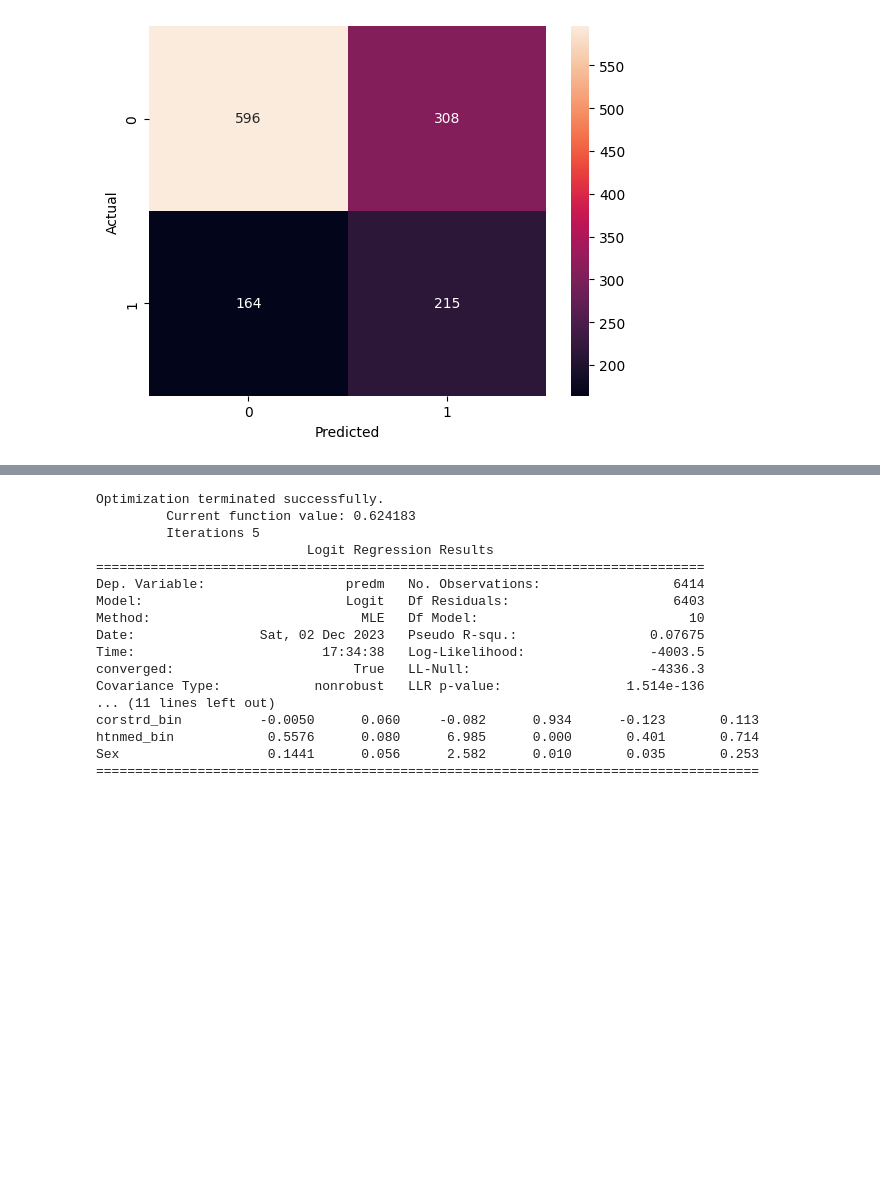
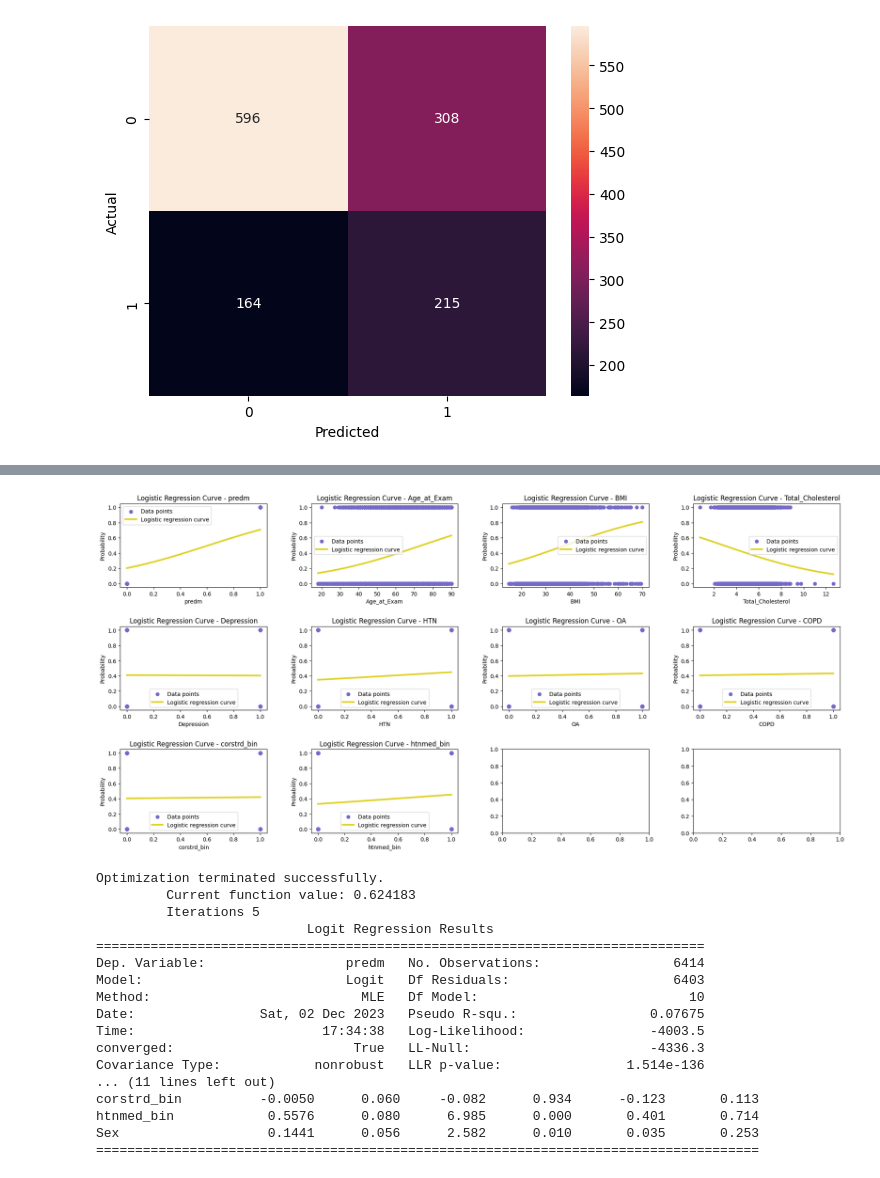
Before and after one commit to lilyzhizhou/Identifying-Prediabetes-ML, a Jupyter notebook: Logistic_Regression_Model_.ipynb, the cells around one changed output, grey strips where cells are left out. Cells and saved outputs as stored; diff of their text form; code cells hidden in the pictures; blank space fills up the shorter version.

```diff
--- a/Logistic_Regression_Model_.ipynb
+++ b/Logistic_Regression_Model_.ipynb
@@ -326,3 +326,10 @@ plt.xlabel('Predicted')
 plt.show()
 # %% [output]
 [figure]
+# %%
+# Impute total cholesterol with median
+data_graph = datapd.copy()
+
+data_graph['Total_Cholesterol'] = data_graph['Total_Cholesterol'].fillna(data_graph['Total_Cholesterol'].median())
+
+data_graph.head()
@@ -329,3 +343,41 @@ plt.show()
+# %%
+# Create logistic regression object
+log_reg = LogisticRegression(penalty= 'l2', C=0.0029470517025518097, solver='lbfgs')
+
+fig, axs = plt.subplots(3, 4, figsize=(20, 10))
+fig.tight_layout(pad=5.0)  # Adds padding between subplots
+
+for i, feature in enumerate(datapd.columns[:-1]):  # Exclude 'Outcome' column
+    row = i // 4  # Determine row index
+    col = i % 4   # Determine column index
+
+    # Reshape the feature and outcome arrays to fit the model
+    X = data_graph[[feature]]
+    y = data_graph['predm']
+
+    # Fit logistic regression model
+    log_reg.fit(X, y)
+
+    # Get min and max values of the feature for plotting
+    x_test = np.linspace(X.min(), X.max(), 300)
+
+    # Get the probability for each value in the range
+    prob = log_reg.predict_proba(x_test)[:, 1]
+
+    # Plot the data points
+    axs[row, col].scatter(X, y, color='#7569c9', label='Data points')
+
+    # Plot the sigmoid curve
+    axs[row, col].plot(x_test, prob, color='#e0d122', lw=3, label='Logistic regression curve' )
+
+    axs[row, col].set_title(f'Logistic Regression Curve - {feature}')
+    axs[row, col].set_xlabel(feature)
+    axs[row, col].set_ylabel('Probability')
+    axs[row, col].legend()
+
+plt.show()
+# %% [output]
+[figure, added]
 # %%
 # Imputation of missing values
 datapd['Total_Cholesterol'].fillna(datapd['Total_Cholesterol'].median(), inplace = True)
```
Also changed, not shown: parts of 2 cells of this notebook.
